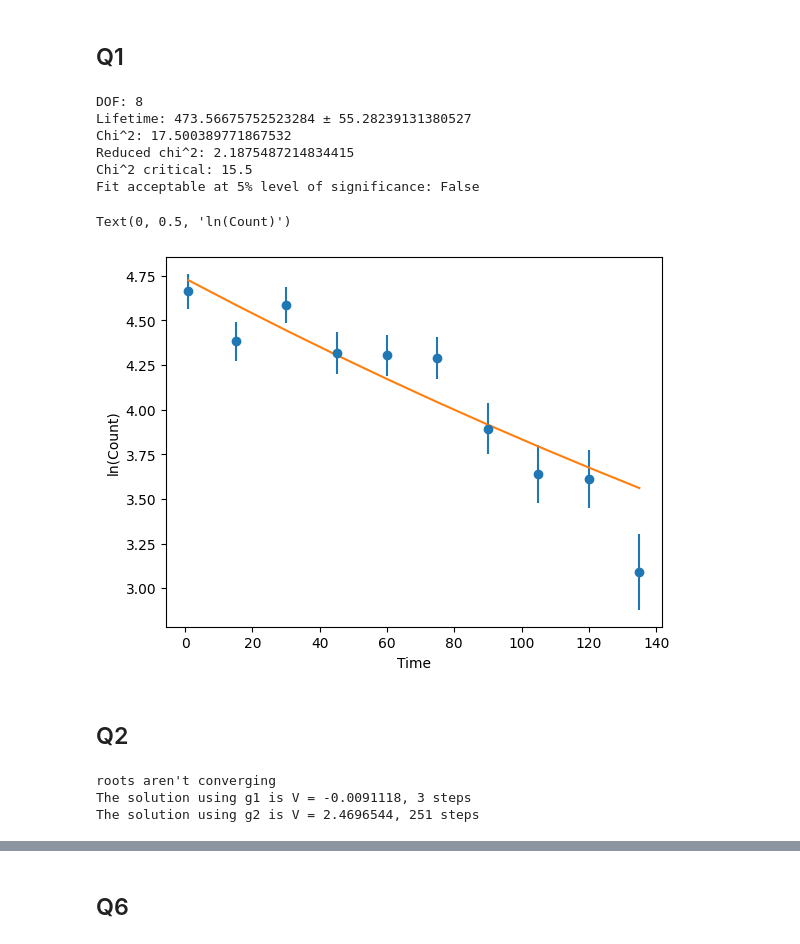
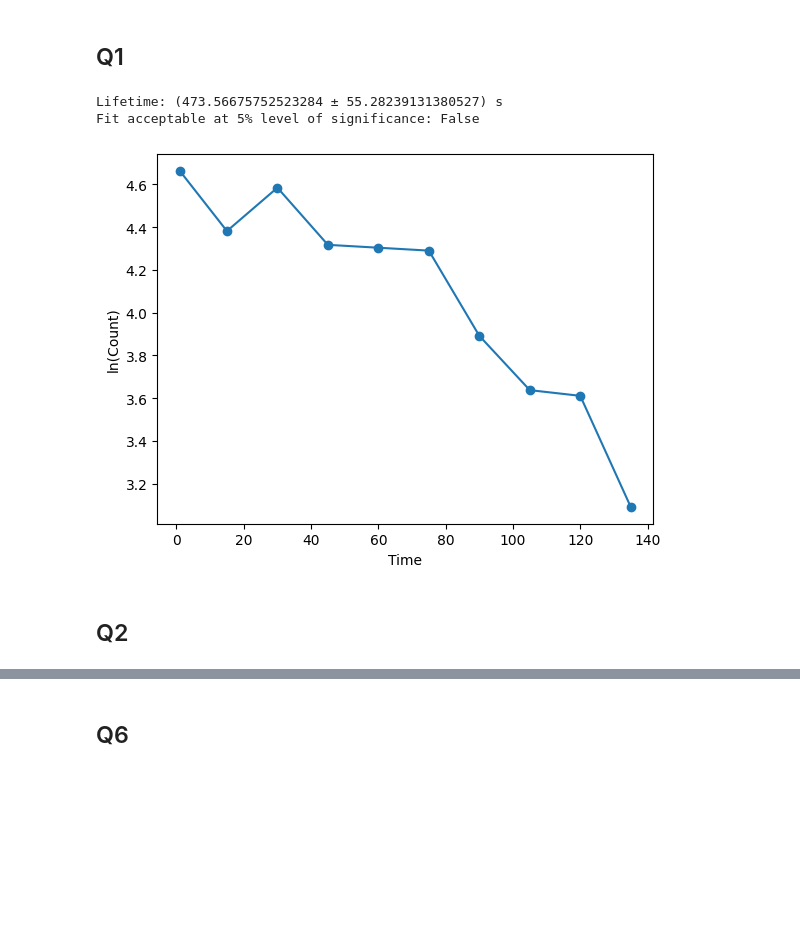
Before and after one commit to p-k-samay/p452, a Jupyter notebook: Endsem/endsem.ipynb, the cells around one changed output, grey strips where cells are left out. Drawn from its saved outputs; the diff is of its cells as text; code cells hidden in the pictures; blank space fills up the shorter version.

```diff
--- a/Endsem/endsem.ipynb
+++ b/Endsem/endsem.ipynb
@@ -9,89 +8,34 @@ from scipy.optimize import curve_fit
 # %%
 time=np.array([1, 15, 30, 45, 60, 75, 90, 105, 120, 135])
 counts=np.array([106, 80, 98, 75, 74, 73, 49, 38, 37, 22])
 uncertainity = np.array([10, 9, 10, 9, 8, 8, 7, 6, 6, 5])
 
 def f(t, a, b):
 	return a * np.exp(-b * t)
 
 ln_counts = np.log(counts)
 sigma_ln_counts = 1 / np.sqrt(counts)
 
 s , v = curve_fit(f, time, ln_counts, sigma=sigma_ln_counts, absolute_sigma=True)
-
-
 lifetime = 1 / s[1]
-er_lifetime = np.sqrt(np.diag(v))[1] / s[1]**2
+error_lifetime = np.sqrt(np.diag(v))[1] / s[1]**2
 
 chi_square = np.sum(((ln_counts - f(time, *s)) / sigma_ln_counts) ** 2)
 reduced_chi_square = chi_square / (len(time) - len(s))
 
-degrees_of_freedom = len(time) - len(s)
-
 chi_square_critical = 15.5 #calculated
 fit_acceptable = chi_square <= chi_square_critical
-
-print('DOF:',degrees_of_freedom)
-print(f"Lifetime: {lifetime} ± {er_lifetime}")
-print('Chi^2:',chi_square)
-print(f"Reduced chi^2: {reduced_chi_square}")
-print(f"Chi^2 critical: {chi_square_critical}")
+print(f"Lifetime: ({lifetime} ± {error_lifetime}) s")
 print(f"Fit acceptable at 5% level of significance: {fit_acceptable}")
 
-plt.errorbar(time, ln_counts, yerr=sigma_ln_counts, fmt='o')
 s = np.array(s)
-fit = f(time, *s)
-fit = np.array(fit)
-plt.plot(time, fit)
+plt.plot(time, ln_counts, 'o-')
 plt.xlabel('Time')
 plt.ylabel('ln(Count)')
+plt.show()
 # %% [output]
-DOF: 8
-Lifetime: 473.56675752523284 ± 55.28239131380527
-Chi^2: 17.500389771867532
-Reduced chi^2: 2.1875487214834415
-Chi^2 critical: 15.5
+Lifetime: (473.56675752523284 ± 55.28239131380527) s
 Fit acceptable at 5% level of significance: False
-Text(0, 0.5, 'ln(Count)')
-[figure, old version]
+[figure, new version]
 # %% [markdown]
 ## Q2
-# %%
-def fixed_point_single(g: float,x0: float,tol: float):
-
-    x1=g(x0)
-    step=1
-    while abs(x1-x0)>tol:
-        if step>250:
-            print("roots aren't converging")
-            break
-        else:
-            x0=x1
-            x1=g(x0)
-            step+=1
-    return x1,step
-p = 5.95
-R = 0.0821
-a = 6.254
-b = 0.05422
-
-def g1(v):
-    return (a*b/p)*(1/(b*v - v*v - a))
-
-def g2(v):
-    return a*((p*v**2)/(b*p*v**2 + a*b +p*v**3))
-
-
-guess=1
-
-tol= 1e-5
-
-sol1, step1 = fixed_point_single(g1,guess,tol)
-sol2, step2 = fixed_point_single(g2,guess,tol)
-
-print(f"The solution using g1 is V = {sol1 :.7f}, {step1} steps")
-print(f"The solution using g2 is V = {sol2 :.7f}, {step2} steps")
-# %% [output]
-roots aren't converging
-The solution using g1 is V = -0.0091118, 3 steps
-The solution using g2 is V = 2.4696544, 251 steps
```
Also changed, not shown: parts of 8 cells of this notebook.
